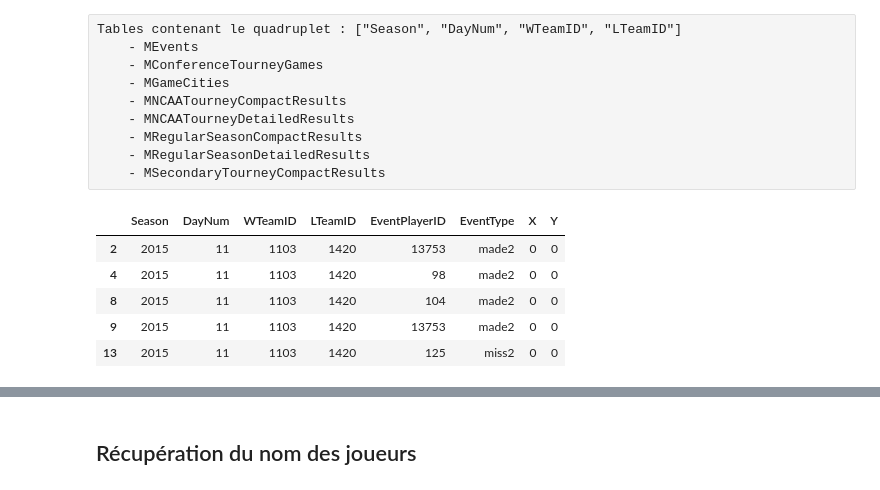
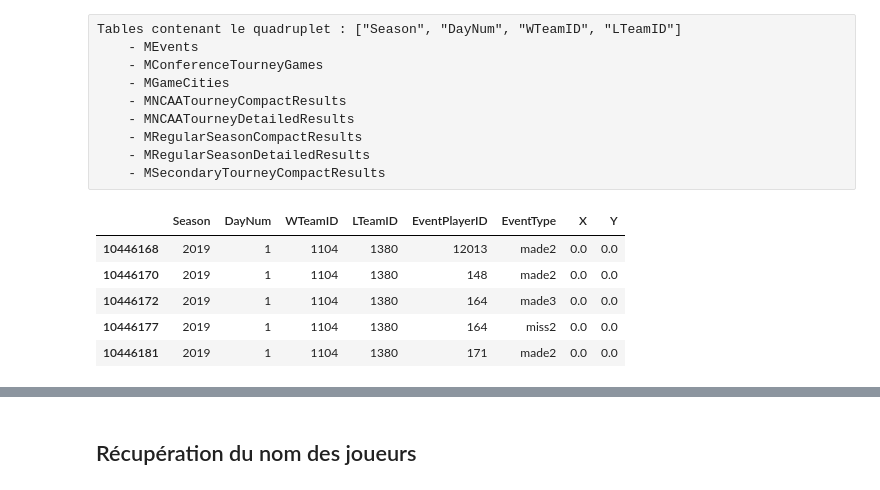
Before and after one commit to NicoR21/ncaam-2020, a Jupyter notebook: ncaam/src/test_app.ipynb, the cells around one changed output, grey strips where cells are left out. Drawn from its saved outputs; the diff is of its cells as text; code cells hidden in the pictures.

```diff
--- a/ncaam/src/test_app.ipynb
+++ b/ncaam/src/test_app.ipynb
@@ -231,22 +266,22 @@ MSecondaryTourneyCompactResults = data["MSecondaryTourneyCompactResults"]
 # %%
 # On garde les 4 colonnes qui permettent de créer un MatchID unique et la saison 2015 pour réduire le df
 # Variables utiles pour le groupby()
-#df_2015 = df_2015[['Season', 'DayNum', 'WTeamID', 'LTeamID']]
+# df_2015 = df_2015[['Season', 'DayNum', 'WTeamID', 'LTeamID']]
 
 # Variables utiles
-df_2015 = MEvents[['Season', 'DayNum', 'WTeamID', 'LTeamID', 'EventPlayerID', 'EventType', 'X', 'Y']]
+df_2019 = MEvents[['Season', 'DayNum', 'WTeamID', 'LTeamID', 'EventPlayerID', 'EventType', 'X', 'Y']]
 
 # Shots à 2 et 3 points râtés et réussis
-df_2015_shots = df_2015[df_2015['EventType'].str.contains('miss2')| df_2015['EventType'].str.contains('made2')|
-                  df_2015['EventType'].str.contains('made3') | df_2015['EventType'].str.contains('made3')]
+df_2019_shots = df_2019[df_2019['EventType'].str.contains('miss2')| df_2019['EventType'].str.contains('made2')|
+                  df_2019['EventType'].str.contains('made3') | df_2019['EventType'].str.contains('made3')]
 
-# Sur une seule saison (2015)
-df_2015_shots = df_2015_shots.loc[df_2015_shots['Season'] == 2015]
-df_2015_shots.head()
+# Sur une seule saison (2019)
+df_2019_shots = df_2019_shots.loc[df_2019_shots['Season'] == 2019]
+df_2019_shots.head()
 # %% [output]
 |  | Season | DayNum | WTeamID | LTeamID | EventPlayerID | EventType | X | Y |
-| 2 | 2015 | 11 | 1103 | 1420 | 13753 | made2 | 0 | 0 |
-| 4 | 2015 | 11 | 1103 | 1420 | 98 | made2 | 0 | 0 |
-| 8 | 2015 | 11 | 1103 | 1420 | 104 | made2 | 0 | 0 |
-| 9 | 2015 | 11 | 1103 | 1420 | 13753 | made2 | 0 | 0 |
-| 13 | 2015 | 11 | 1103 | 1420 | 125 | miss2 | 0 | 0 |
+| 10446168 | 2019 | 1 | 1104 | 1380 | 12013 | made2 | 0.0 | 0.0 |
+| 10446170 | 2019 | 1 | 1104 | 1380 | 148 | made2 | 0.0 | 0.0 |
+| 10446172 | 2019 | 1 | 1104 | 1380 | 164 | made3 | 0.0 | 0.0 |
+| 10446177 | 2019 | 1 | 1104 | 1380 | 164 | miss2 | 0.0 | 0.0 |
+| 10446181 | 2019 | 1 | 1104 | 1380 | 171 | made2 | 0.0 | 0.0 |
```
Also changed, not shown: parts of 31 cells of this notebook.
